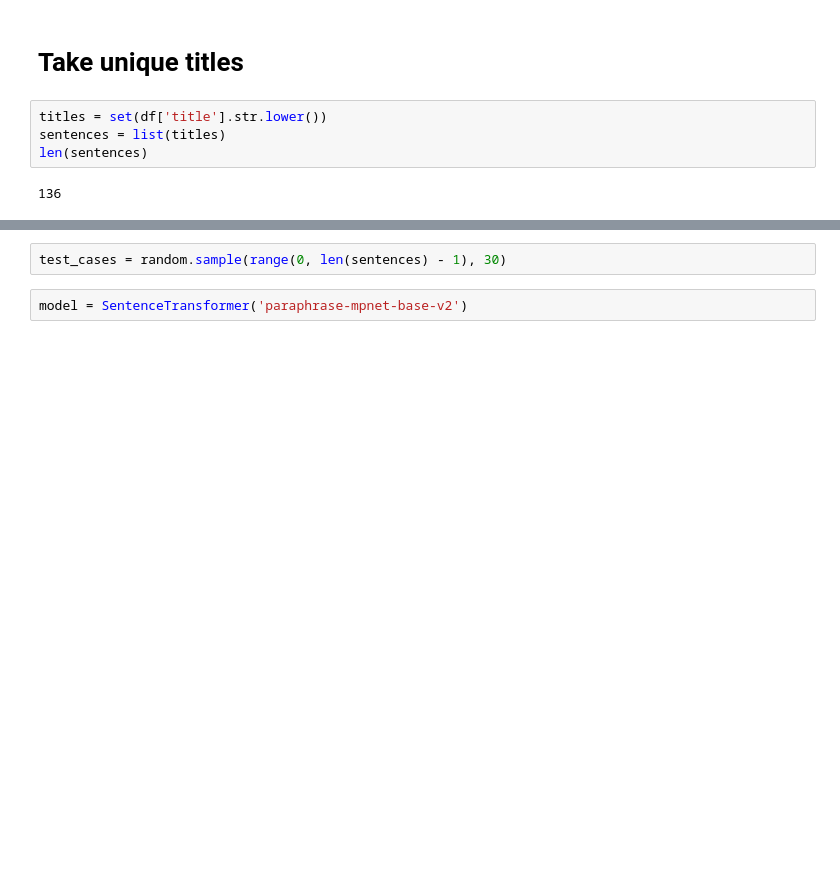
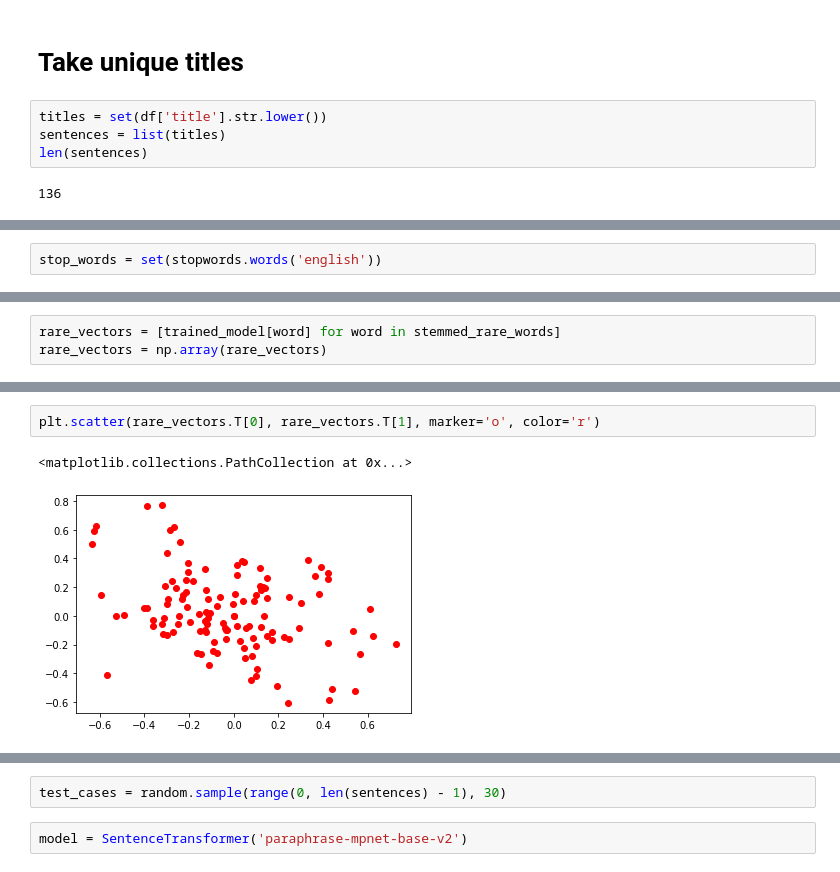
Before and after one commit to MedBot-team/NaBot, a Jupyter notebook: medlineplus_drug_dataset/Analysis/3/sentence_transformer_kmeans_intent.ipynb, the cells around one changed output, grey strips where cells are left out. Drawn from its saved outputs; the diff is of its cells as text; blank space fills up the shorter version.

```diff
--- a/medlineplus_drug_dataset/Analysis/3/sentence_transformer_kmeans_intent.ipynb
+++ b/medlineplus_drug_dataset/Analysis/3/sentence_transformer_kmeans_intent.ipynb
@@ -37,0 +78,2 @@ len(sentences)
+# %%
+stop_words = set(stopwords.words('english'))
@@ -37,0 +130,3 @@ len(sentences)
+# %%
+rare_vectors = [trained_model[word] for word in stemmed_rare_words]
+rare_vectors = np.array(rare_vectors)
@@ -37,0 +139,5 @@ len(sentences)
+# %%
+plt.scatter(rare_vectors.T[0], rare_vectors.T[1], marker='o', color='r')
+# %% [output]
+<matplotlib.collections.PathCollection at 0x...>
+[figure, added]
```
Also changed, not shown: parts of 30 cells of this notebook.
